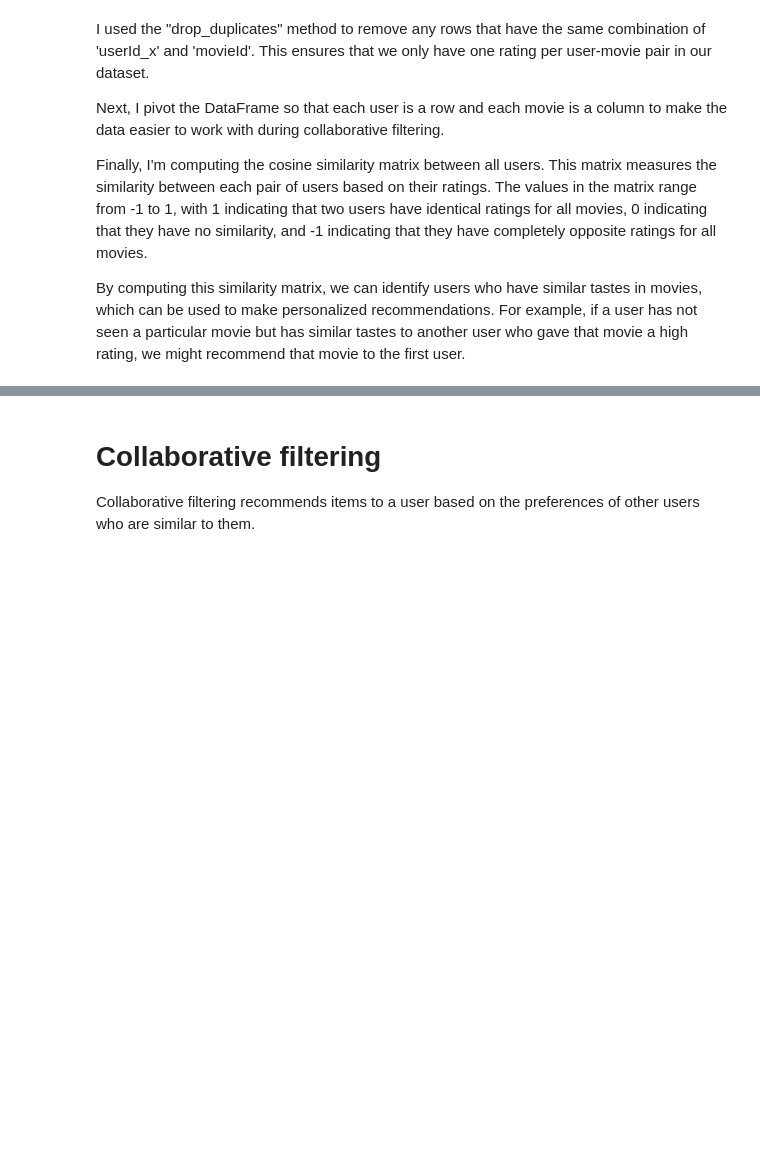
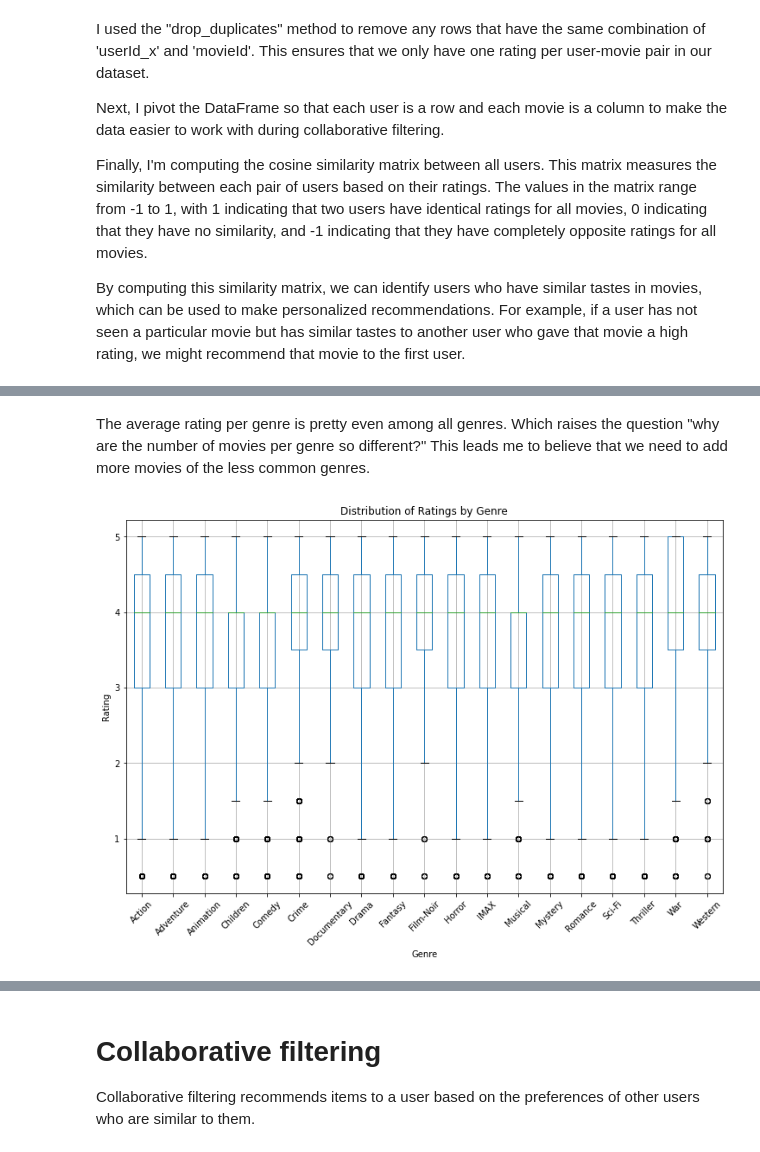
Before and after one commit to MichalOst3389/Movie-Recommendation-system, a Jupyter notebook: Untitled.ipynb, the cells around one changed output, grey strips where cells are left out. Saved outputs shown, nothing was run; the diff lists cells and outputs as text; code cells hidden in the pictures; blank space fills up the shorter version.

```diff
--- a/Untitled.ipynb
+++ b/Untitled.ipynb
@@ -156,0 +242,16 @@ merged_df
+# %% [markdown]
+The average rating per genre is pretty even among all genres.  Which raises the question "why are the number of movies per genre so different?"  This leads me to believe that we need to add more movies of the less common genres.
+# %%
+# Split genres column by "|" and create new rows for each genre
+genres_df = merged_df.assign(genres=merged_df.genres.str.split('|')).explode('genres')
+
+# Create box plot of ratings for each genre
+genres_df.boxplot(column=['rating'], by='genres', figsize=(12,8))
+plt.title("Distribution of Ratings by Genre")
+plt.suptitle("")
+plt.xlabel("Genre")
+plt.ylabel("Rating")
+plt.xticks(rotation=45)
+plt.show()
+# %% [output]
+[figure, added]
```
Also changed, not shown: parts of 27 cells of this notebook.
